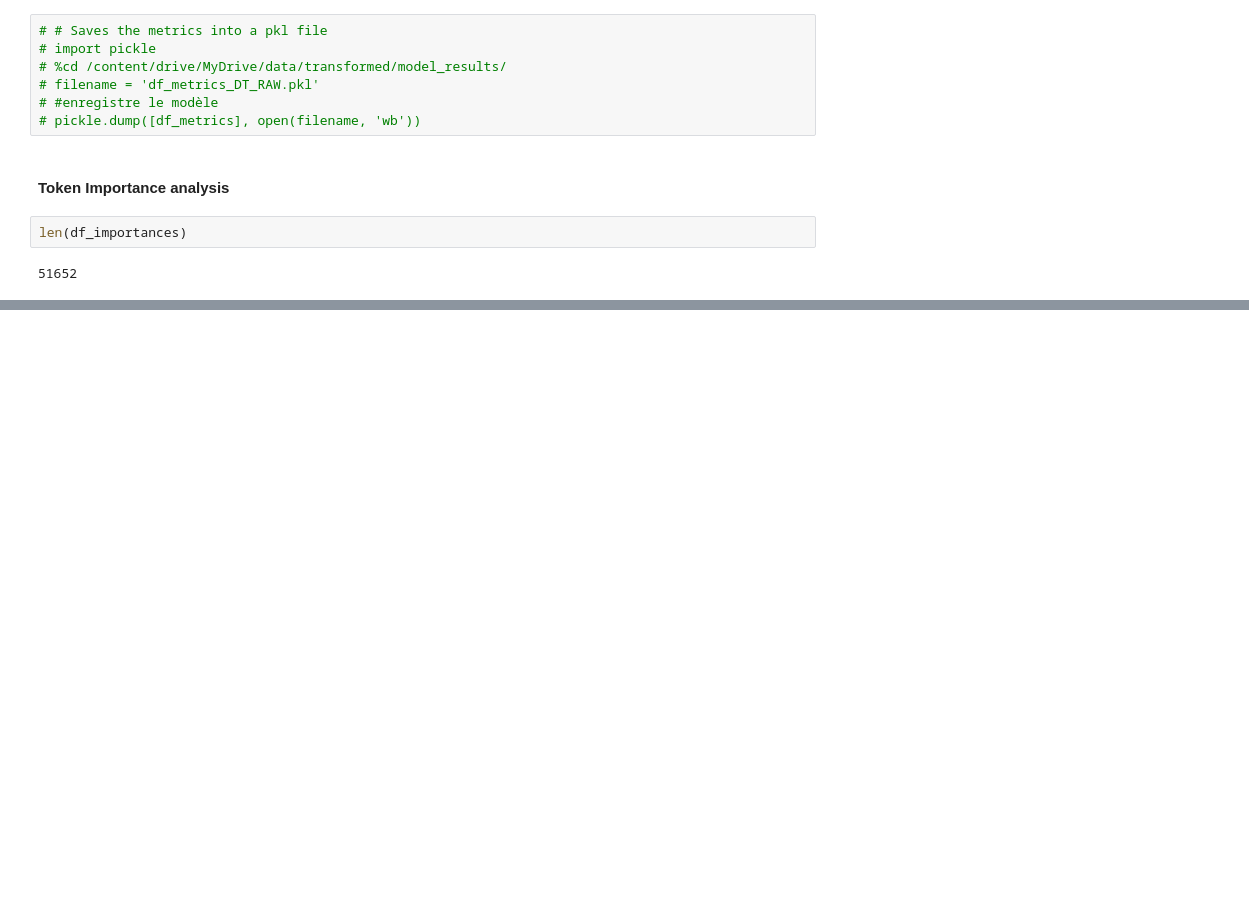
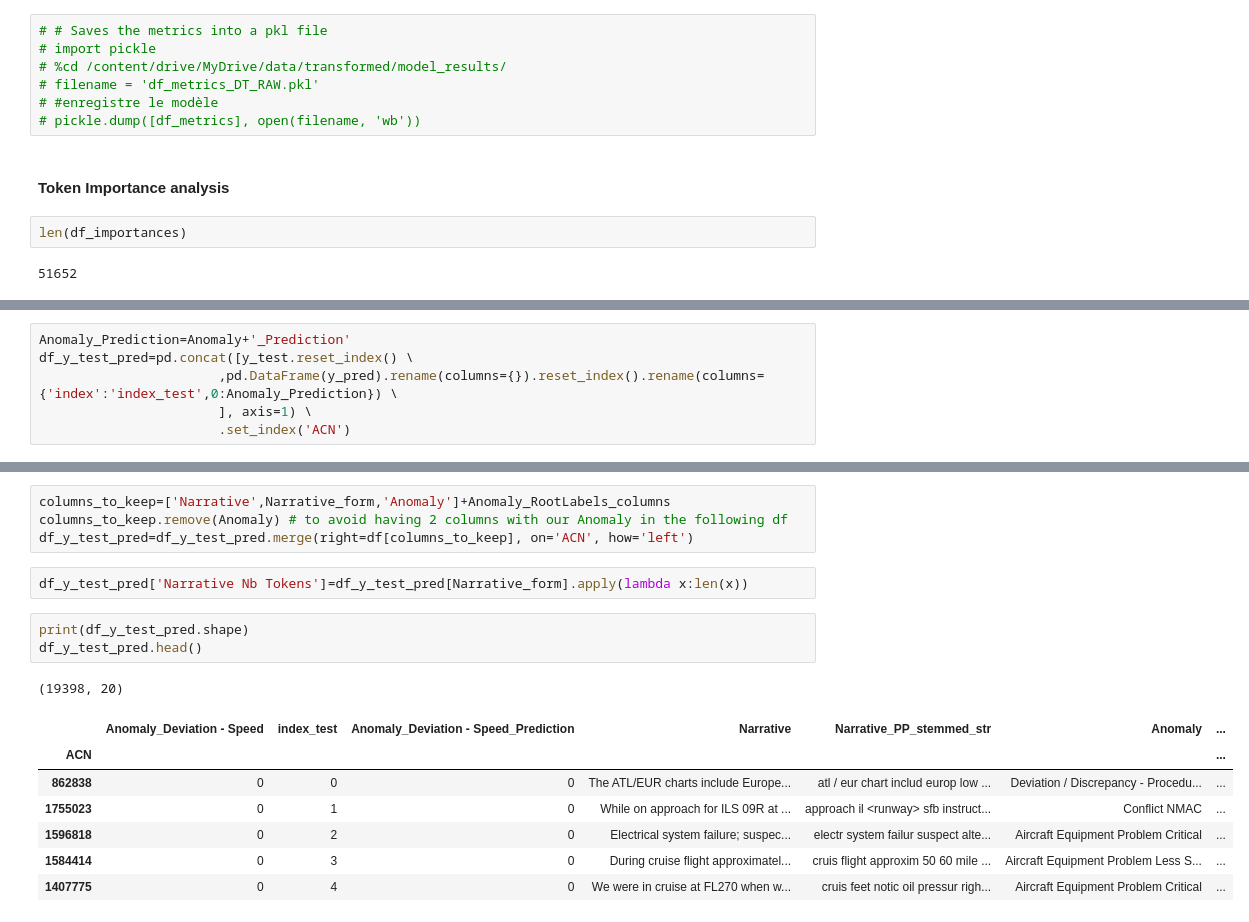
Before and after one commit to DataScientest-Studio/Aerobot, a Jupyter notebook: notebooks/main/05_1 Anomaly Prediction - Baseline Model.ipynb, the cells around one changed output, grey strips where cells are left out. Saved outputs shown, nothing was run; the diff lists cells and outputs as text; blank space fills up the shorter version.

```diff
--- a/notebooks/main/05_1 Anomaly Prediction - Baseline Model.ipynb
+++ b/notebooks/main/05_1 Anomaly Prediction - Baseline Model.ipynb
@@ -455,0 +542,6 @@ for Anomaly in target.columns:
+# %%
+Anomaly_Prediction=Anomaly+'_Prediction'
+df_y_test_pred=pd.concat([y_test.reset_index() \
+                       ,pd.DataFrame(y_pred).rename(columns={}).reset_index().rename(columns={'index':'index_test',0:Anomaly_Prediction}) \
+                       ], axis=1) \
+                       .set_index('ACN')
@@ -455,0 +567,18 @@ for Anomaly in target.columns:
+# %%
+columns_to_keep=['Narrative',Narrative_form,'Anomaly']+Anomaly_RootLabels_columns
+columns_to_keep.remove(Anomaly) # to avoid having 2 columns with our Anomaly in the following df
+df_y_test_pred=df_y_test_pred.merge(right=df[columns_to_keep], on='ACN', how='left')
+# %%
+df_y_test_pred['Narrative Nb Tokens']=df_y_test_pred[Narrative_form].apply(lambda x:len(x))
+# %%
+print(df_y_test_pred.shape)
+df_y_test_pred.head()
+# %% [output]
+(19398, 20)
+|  | Anomaly_Deviation - Speed | index_test | Anomaly_Deviation - Speed_Prediction | Narrative | Narrative_PP_stemmed_str | Anomaly | ... |
+| ACN |  |  |  |  |  |  | ... |
+| 862838 | 0 | 0 | 0 | The ATL/EUR charts include Europe... | atl / eur chart includ europ low ... | Deviation / Discrepancy - Procedu... | ... |
+| 1755023 | 0 | 1 | 0 | While on approach for ILS 09R at ... | approach il <runway> sfb instruct... | Conflict NMAC | ... |
+| 1596818 | 0 | 2 | 0 | Electrical system failure; suspec... | electr system failur suspect alte... | Aircraft Equipment Problem Critical | ... |
+| 1584414 | 0 | 3 | 0 | During cruise flight approximatel... | cruis flight approxim 50 60 mile ... | Aircraft Equipment Problem Less S... | ... |
+| 1407775 | 0 | 4 | 0 | We were in cruise at FL270 when w... | cruis feet notic oil pressur righ... | Aircraft Equipment Problem Critical | ... |
```
Also changed, not shown: parts of 48 cells of this notebook.
